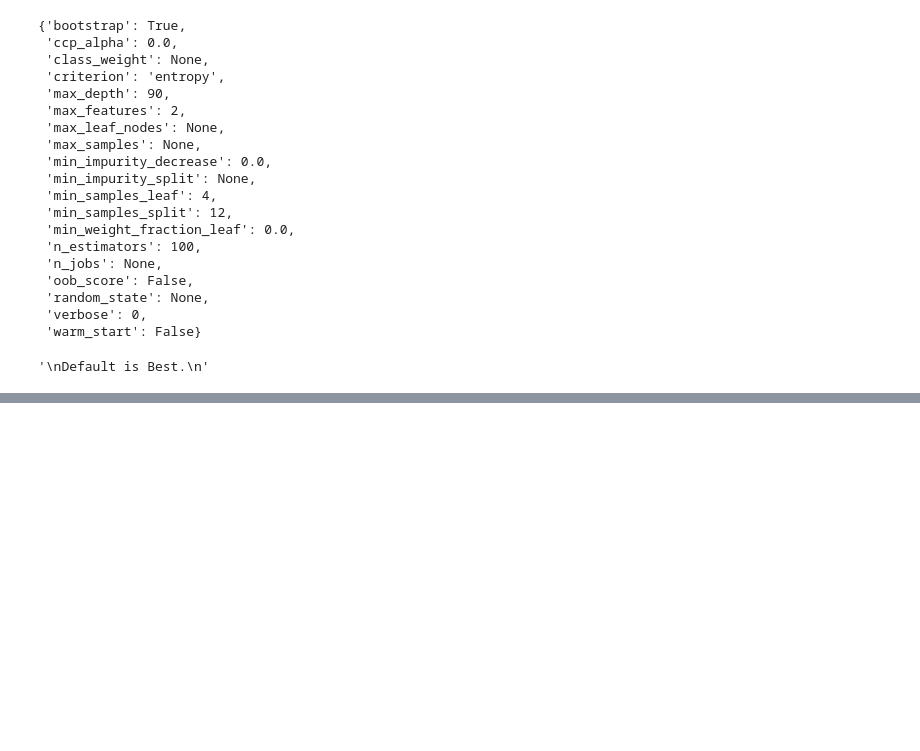
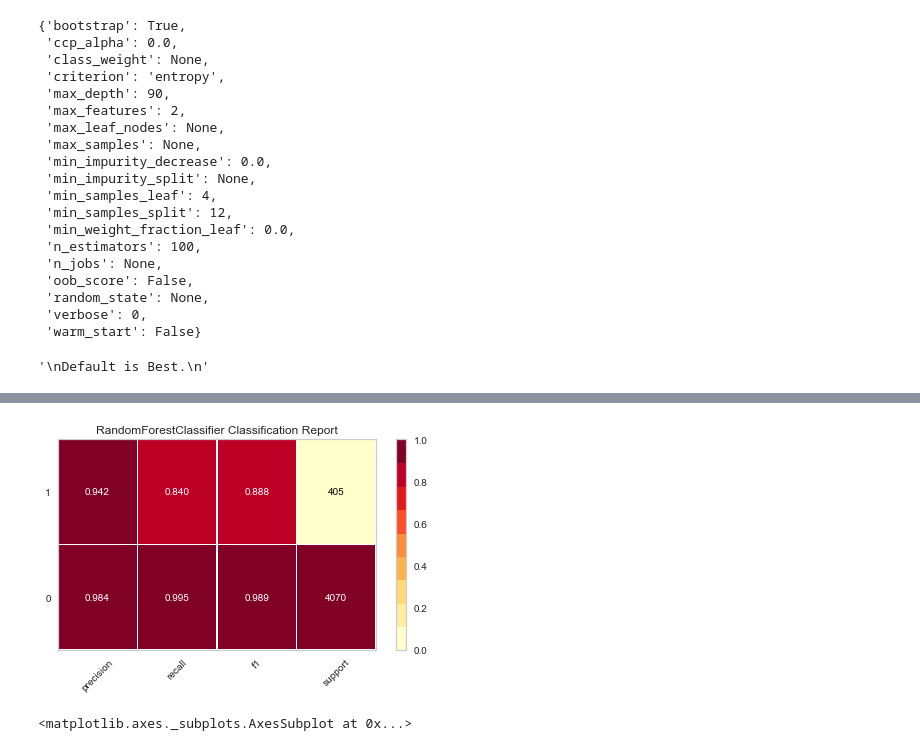
Before and after one commit to RozySky/Machine-Learning-Gizmoz, a Jupyter notebook: p_stars.ipynb, the cells around one changed output, grey strips where cells are left out. Cells and saved outputs as stored; diff of their text form; code cells hidden in the pictures; blank space fills up the shorter version.

```diff
--- a/p_stars.ipynb
+++ b/p_stars.ipynb
@@ -410,0 +447,9 @@ print(
+# %%
+visualizer = ClassificationReport(best_model, classes=['0', '1'], support=True)
+
+visualizer.fit(train_x, train_y)        # Fit the visualizer and the model
+visualizer.score(test_x, test_y)        # Evaluate the model on the test data
+visualizer.show()
+# %% [output]
+[figure, added]
+<matplotlib.axes._subplots.AxesSubplot at 0x...>
```
Also changed, not shown: parts of 18 cells of this notebook.
